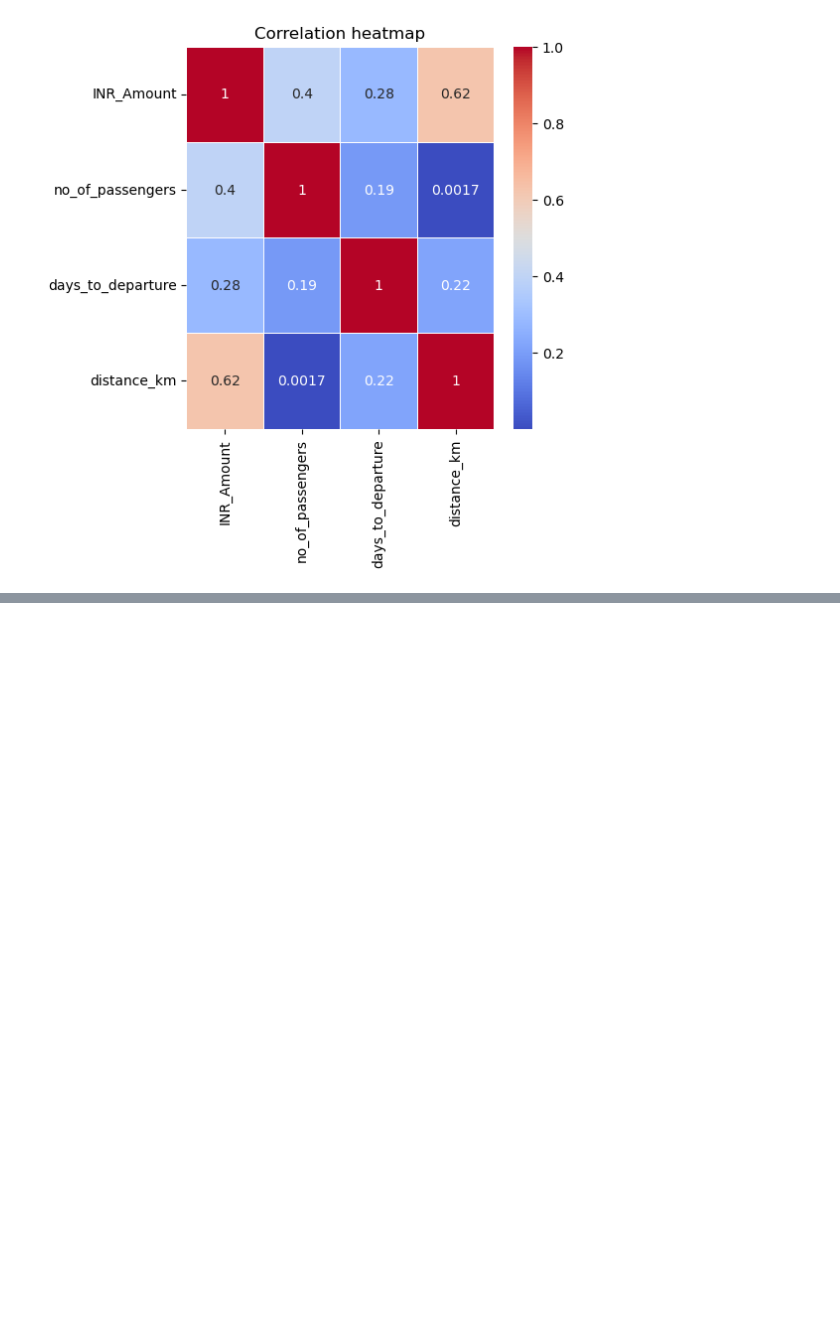
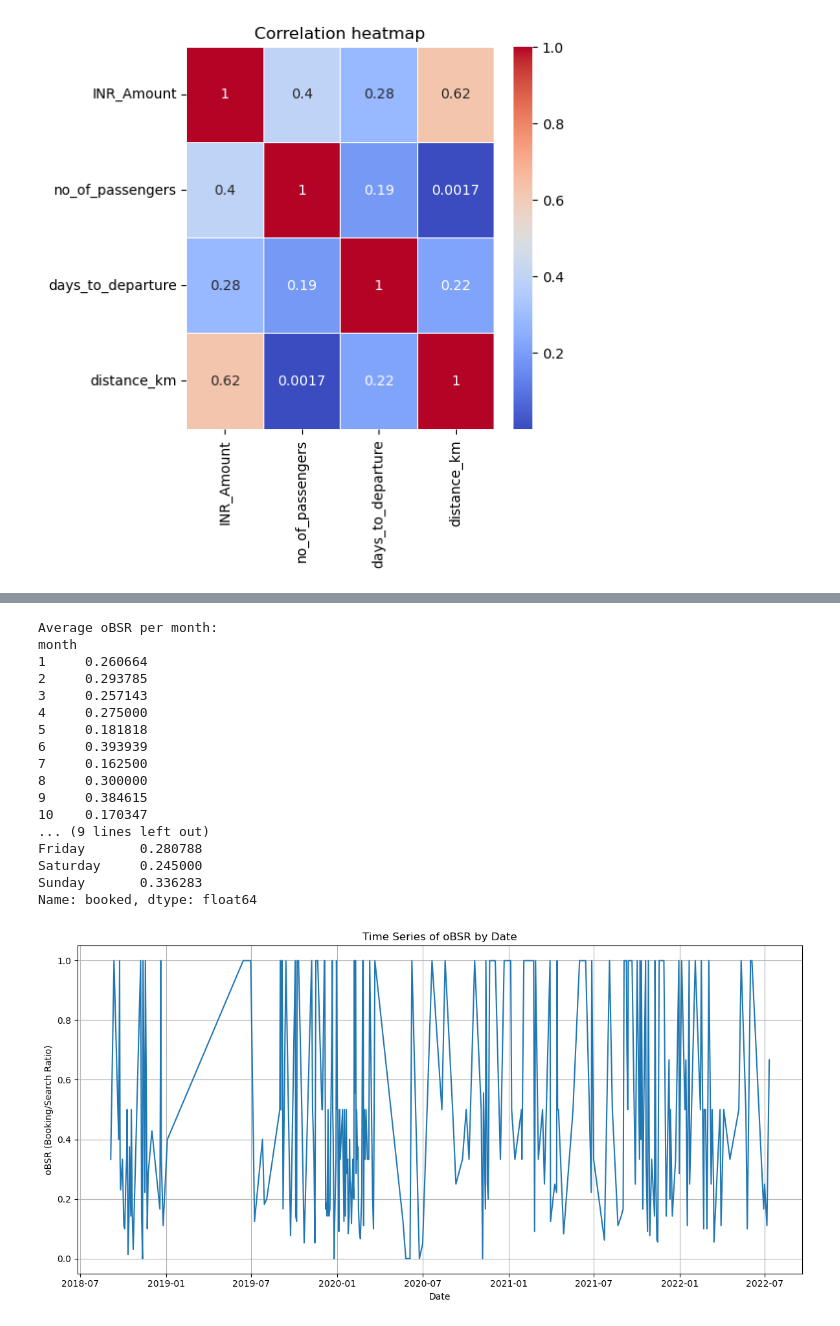
Before and after one commit to SWAAFIYAH/Aggregator_project, a Jupyter notebook: Untitled.ipynb, the cells around one changed output, grey strips where cells are left out. Drawn from its saved outputs; the diff is of its cells as text; code cells hidden in the pictures; blank space fills up the shorter version.

```diff
--- a/Untitled.ipynb
+++ b/Untitled.ipynb
@@ -355,0 +390,63 @@ print('most used device')
+# %%
+#Question10 12 customers performed a total of 100 searches but only a few of them performed 10 bookings in total. Searches = 100 bookings = 10 customers = 12 The overall booking to search ratio, Ober, is 10/100 = 0.1 Using the above information/context, answer the following: • What is the average oBSR for each month of the year? • What is the average oBSR for each day of the week? • Plot a time series of oBSR on all the given dates.
+# Convert search_time to datetime
+df_session['search_time'] = pd.to_datetime(df_session['search_time'], format='mixed')
+
+# Add a column to mark if this search led to a booking (1 = yes, 0 = no)
+df_session['booked'] = df_session['booking_id'].notna().astype(int)
+
+
+df_session['month'] = df_session['search_time'].dt.month
+
+# Group by month and calculate mean of 'booked'
+obsr_by_month = df_session.groupby('month')['booked'].mean()
+print("Average oBSR per month:")
+print(obsr_by_month)
+
+
+df_session['weekday'] = df_session['search_time'].dt.day_name()
+
+# Group by weekday and calculate mean of 'booked'
+obsr_by_weekday = df_session.groupby('weekday')['booked'].mean()
+
+# Sort days in order
+days_order = ['Monday', 'Tuesday', 'Wednesday', 'Thursday', 'Friday', 'Saturday', 'Sunday']
+obsr_by_weekday = obsr_by_weekday.reindex(days_order)
+
+print("Average oBSR per weekday:")
+print(obsr_by_weekday)
+
+
+df_session['date'] = df_session['search_time'].dt.date
+
+# Group by each date and calculate oBSR (mean of booked)
+obsr_by_date = df_session.groupby('date')['booked'].mean()
+
+# Plot
+plt.figure(figsize=(12, 6))
+obsr_by_date.plot()
+plt.title("Time Series of oBSR by Date")
+plt.xlabel("Date")
+plt.ylabel("oBSR (Booking/Search Ratio)")
+plt.grid(True)
+plt.tight_layout()
+plt.show()
+# %% [output]
+Average oBSR per month:
+month
+1     0.260664
+2     0.293785
+3     0.257143
+4     0.275000
+5     0.181818
+6     0.393939
+7     0.162500
+8     0.300000
+9     0.384615
+10    0.170347
+... (9 lines left out)
+Friday       0.280788
+Saturday     0.245000
+Sunday       0.336283
+Name: booked, dtype: float64
+[figure, added]
```
Also changed, not shown: parts of 4 cells of this notebook.
